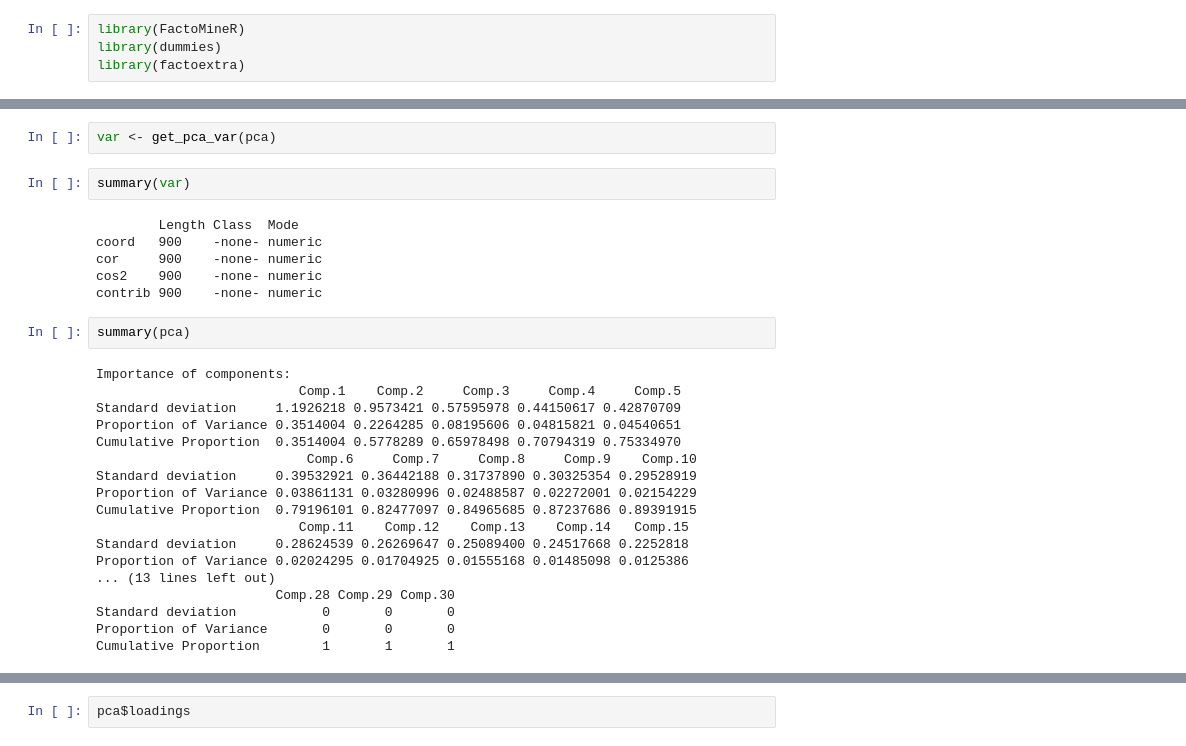
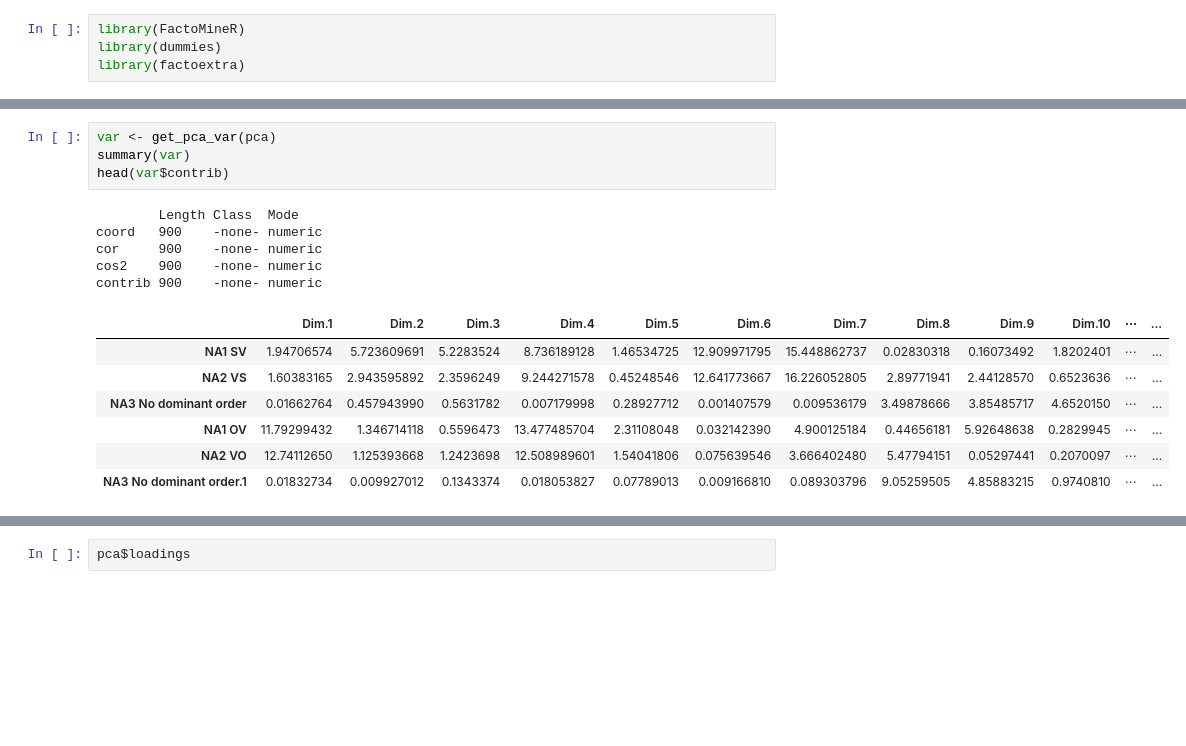
Before and after one commit to ilay32/wals-project, a Jupyter notebook: pca-vs-mca.ipynb, the cells around one changed output, grey strips where cells are left out. Saved outputs shown, nothing was run; the diff lists cells and outputs as text; blank space fills up the shorter version.

```diff
--- a/pca-vs-mca.ipynb
+++ b/pca-vs-mca.ipynb
@@ -35,30 +27,17 @@ fviz_pca_ind(pca2, habillage = as.factor(dex1$verb.noun.ratio),select.ind=list(n
 # %%
 var <- get_pca_var(pca)
+summary(var)
+head(var$contrib)
+# %% [output]
+        Length Class  Mode
+coord   900    -none- numeric
+cor     900    -none- numeric
+cos2    900    -none- numeric
+contrib 900    -none- numeric
+|  | Dim.1 | Dim.2 | Dim.3 | Dim.4 | Dim.5 | Dim.6 | Dim.7 | Dim.8 | Dim.9 | Dim.10 | ⋯ | ... |
+| NA1 SV | 1.94706574 | 5.723609691 | 5.2283524 | 8.736189128 | 1.46534725 | 12.909971795 | 15.448862737 | 0.02830318 | 0.16073492 | 1.8202401 | ⋯ | ... |
+| NA2 VS | 1.60383165 | 2.943595892 | 2.3596249 | 9.244271578 | 0.45248546 | 12.641773667 | 16.226052805 | 2.89771941 | 2.44128570 | 0.6523636 | ⋯ | ... |
+| NA3 No dominant order | 0.01662764 | 0.457943990 | 0.5631782 | 0.007179998 | 0.28927712 | 0.001407579 | 0.009536179 | 3.49878666 | 3.85485717 | 4.6520150 | ⋯ | ... |
+| NA1 OV | 11.79299432 | 1.346714118 | 0.5596473 | 13.477485704 | 2.31108048 | 0.032142390 | 4.900125184 | 0.44656181 | 5.92648638 | 0.2829945 | ⋯ | ... |
+| NA2 VO | 12.74112650 | 1.125393668 | 1.2423698 | 12.508989601 | 1.54041806 | 0.075639546 | 3.666402480 | 5.47794151 | 0.05297441 | 0.2070097 | ⋯ | ... |
+| NA3 No dominant order.1 | 0.01832734 | 0.009927012 | 0.1343374 | 0.018053827 | 0.07789013 | 0.009166810 | 0.089303796 | 9.05259505 | 4.85883215 | 0.9740810 | ⋯ | ... |
-# %%
-summary(var)
-# %% [output]
-        Length Class  Mode
-coord   900    -none- numeric
-cor     900    -none- numeric
-cos2    900    -none- numeric
-contrib 900    -none- numeric
-# %%
-summary(pca)
-# %% [output]
-Importance of components:
-                          Comp.1    Comp.2     Comp.3     Comp.4     Comp.5
-Standard deviation     1.1926218 0.9573421 0.57595978 0.44150617 0.42870709
-Proportion of Variance 0.3514004 0.2264285 0.08195606 0.04815821 0.04540651
-Cumulative Proportion  0.3514004 0.5778289 0.65978498 0.70794319 0.75334970
-                           Comp.6     Comp.7     Comp.8     Comp.9    Comp.10
-Standard deviation     0.39532921 0.36442188 0.31737890 0.30325354 0.29528919
-Proportion of Variance 0.03861131 0.03280996 0.02488587 0.02272001 0.02154229
-Cumulative Proportion  0.79196101 0.82477097 0.84965685 0.87237686 0.89391915
-                          Comp.11    Comp.12    Comp.13    Comp.14   Comp.15
-Standard deviation     0.28624539 0.26269647 0.25089400 0.24517668 0.2252818
-Proportion of Variance 0.02024295 0.01704925 0.01555168 0.01485098 0.0125386
-... (13 lines left out)
-                       Comp.28 Comp.29 Comp.30
-Standard deviation           0       0       0
-Proportion of Variance       0       0       0
-Cumulative Proportion        1       1       1
```
Also changed, not shown: parts of 9 cells of this notebook.
